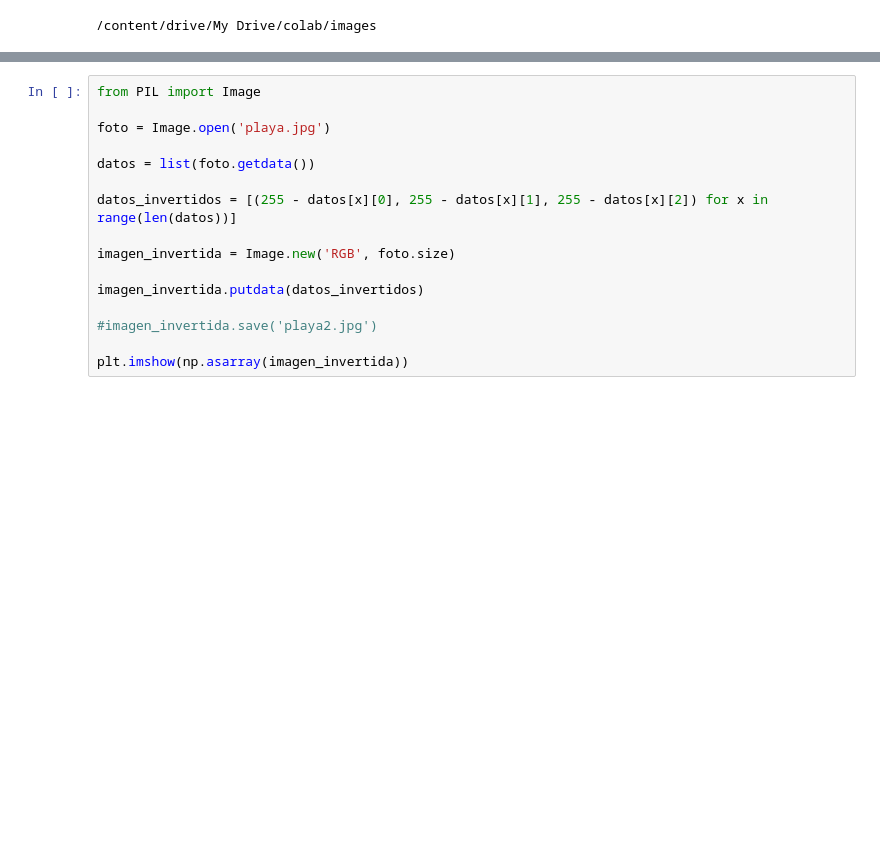
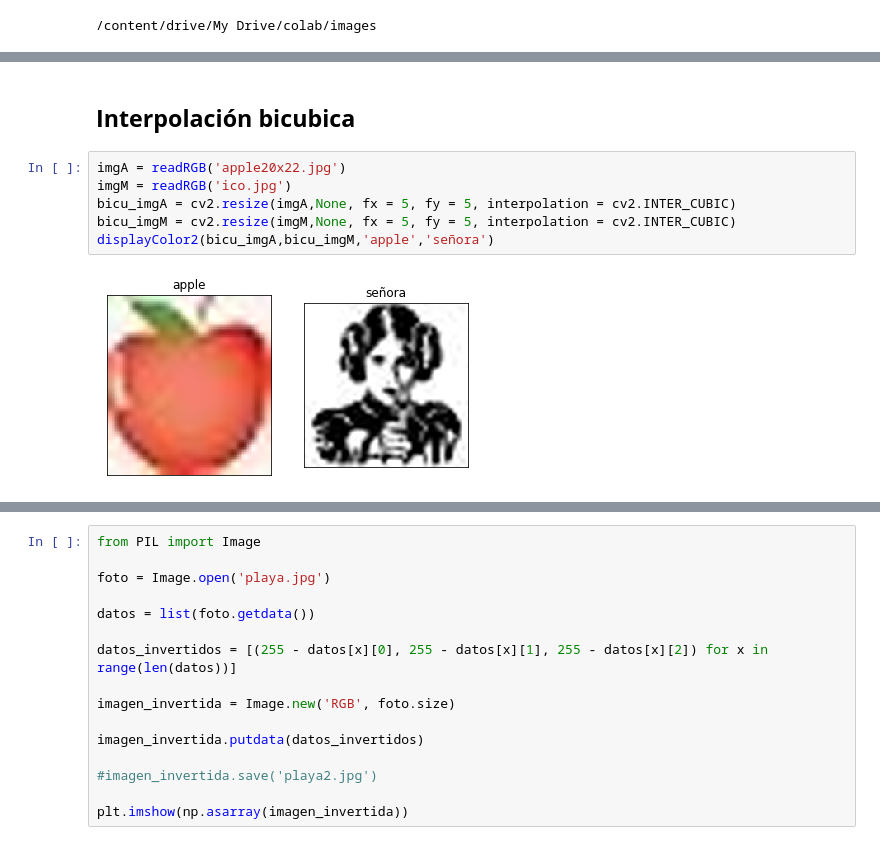
Before and after one commit to waltermayor/DigitalImageProcessing_colab, a Jupyter notebook: clase3.ipynb, the cells around one changed output, grey strips where cells are left out. Saved outputs shown, nothing was run; the diff lists cells and outputs as text; blank space fills up the shorter version.

```diff
--- a/clase3.ipynb
+++ b/clase3.ipynb
@@ -29,0 +93,10 @@ os.chdir(path)
+# %% [markdown]
+## **Interpolación bicubica**
+# %%
+imgA = readRGB('apple20x22.jpg')
+imgM = readRGB('ico.jpg')
+bicu_imgA = cv2.resize(imgA,None, fx = 5, fy = 5, interpolation = cv2.INTER_CUBIC)
+bicu_imgM = cv2.resize(imgM,None, fx = 5, fy = 5, interpolation = cv2.INTER_CUBIC)
+displayColor2(bicu_imgA,bicu_imgM,'apple','señora')
+# %% [output]
+[figure, added]
```
Also changed, not shown: parts of 15 cells of this notebook.
